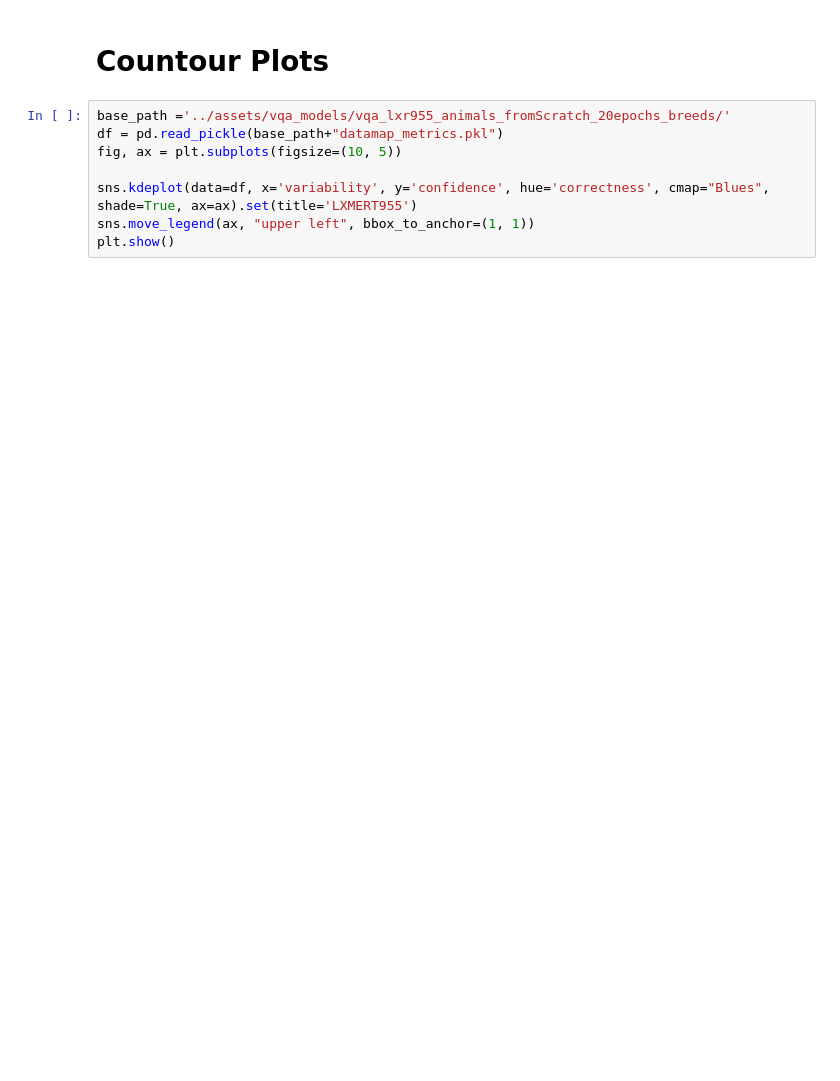
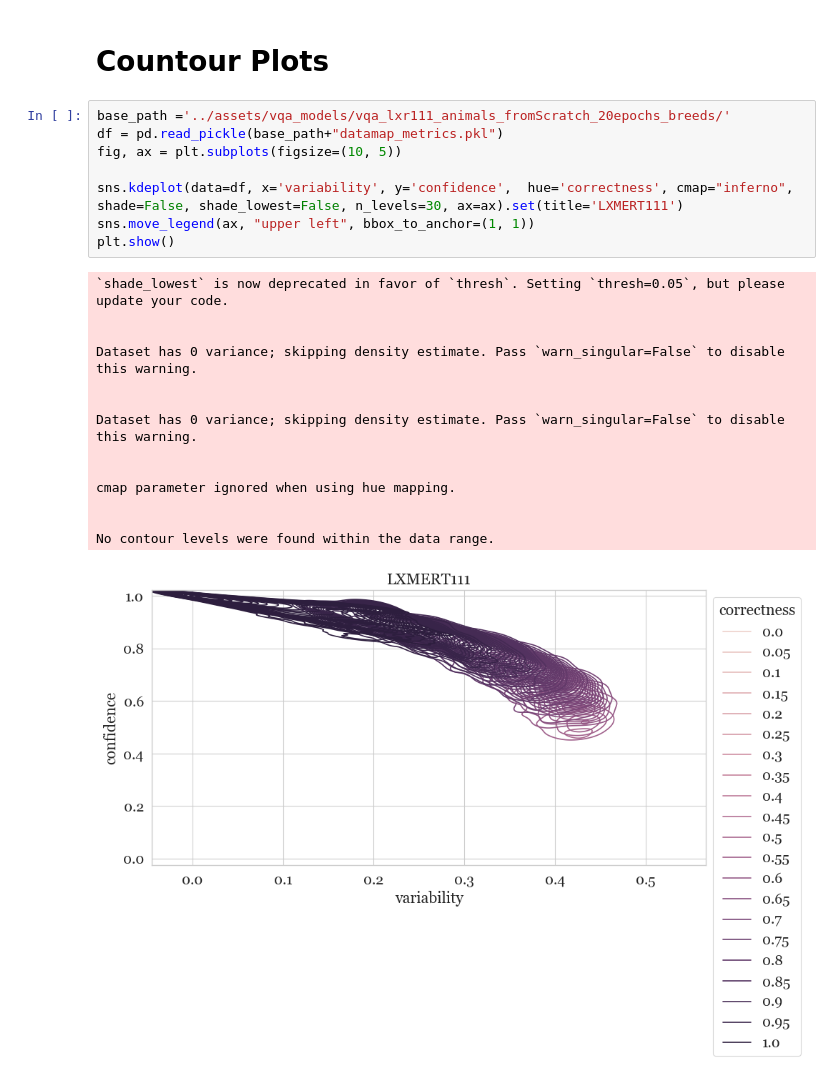
Before and after one commit to jr4fs/interactive_datamap_cartography, a Jupyter notebook: src/plot_datamaps.ipynb, the cells around one changed output. Cells and saved outputs as stored; diff of their text form; blank space fills up the shorter version.

```diff
--- a/src/plot_datamaps.ipynb
+++ b/src/plot_datamaps.ipynb
@@ -1073,10 +1137,25 @@ ids = class_sampling(base_path, df, 'ambiguous', conf_threshold=0.2, var_thresho
 # %% [markdown]
 # Countour Plots
 # %%
-base_path ='../assets/vqa_models/vqa_lxr955_animals_fromScratch_20epochs_breeds/'
+base_path ='../assets/vqa_models/vqa_lxr111_animals_fromScratch_20epochs_breeds/'
 df = pd.read_pickle(base_path+"datamap_metrics.pkl")
 fig, ax = plt.subplots(figsize=(10, 5))
 
-sns.kdeplot(data=df, x='variability', y='confidence', hue='correctness', cmap="Blues", shade=True, ax=ax).set(title='LXMERT955')
+sns.kdeplot(data=df, x='variability', y='confidence',  hue='correctness', cmap="inferno", shade=False, shade_lowest=False, n_levels=30, ax=ax).set(title='LXMERT111')
 sns.move_legend(ax, "upper left", bbox_to_anchor=(1, 1))
 plt.show()
+# %% [output]
+`shade_lowest` is now deprecated in favor of `thresh`. Setting `thresh=0.05`, but please update your code.
+
+
+Dataset has 0 variance; skipping density estimate. Pass `warn_singular=False` to disable this warning.
+
+
+Dataset has 0 variance; skipping density estimate. Pass `warn_singular=False` to disable this warning.
+
+
+cmap parameter ignored when using hue mapping.
+
+
+No contour levels were found within the data range.
+[figure, added]
```
Also changed, not shown: parts of 6 cells of this notebook, 2 other files.
